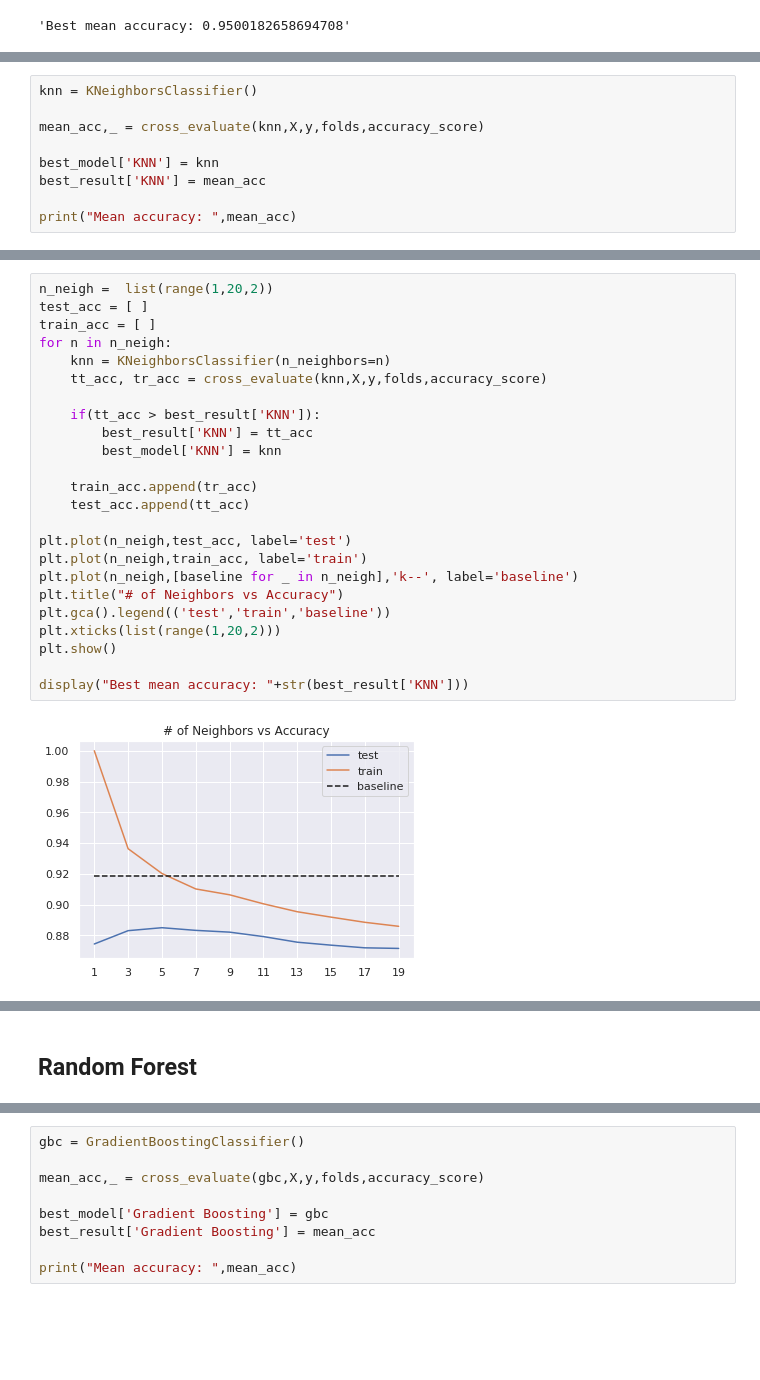
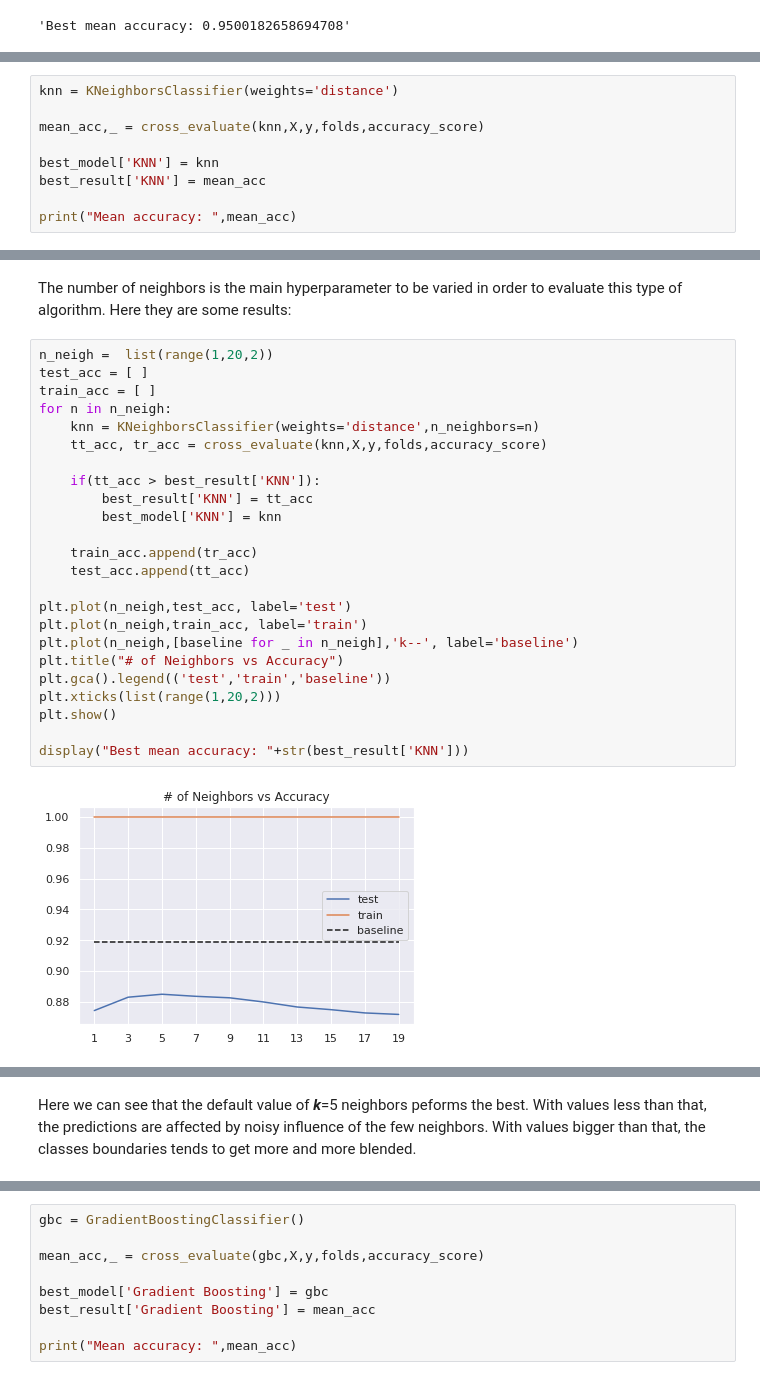
Before and after one commit to matheusfebarbosa/statistical-learning-assignment, a Jupyter notebook: koi_prediction.ipynb, the cells around one changed output, grey strips where cells are left out. Drawn from its saved outputs; the diff is of its cells as text; blank space fills up the shorter version.

```diff
--- a/koi_prediction.ipynb
+++ b/koi_prediction.ipynb
@@ -223,5 +245,5 @@ display("Best mean accuracy: "+str(best_result['SVM']))
 # %%
-knn = KNeighborsClassifier()
+knn = KNeighborsClassifier(weights='distance')
 
 mean_acc,_ = cross_evaluate(knn,X,y,folds,accuracy_score)
 
@@ -234,26 +256,28 @@ Mean accuracy:  0.8850485419130522
+# %% [markdown]
+The number of neighbors is the main hyperparameter to be varied in order to evaluate this type of algorithm. Here they are some results:
 # %%
 n_neigh =  list(range(1,20,2))
 test_acc = [ ]
 train_acc = [ ]
 for n in n_neigh:
-    knn = KNeighborsClassifier(n_neighbors=n)
+    knn = KNeighborsClassifier(weights='distance',n_neighbors=n)
     tt_acc, tr_acc = cross_evaluate(knn,X,y,folds,accuracy_score)
 
     if(tt_acc > best_result['KNN']):
         best_result['KNN'] = tt_acc
         best_model['KNN'] = knn
 
     train_acc.append(tr_acc)
     test_acc.append(tt_acc)
 
 plt.plot(n_neigh,test_acc, label='test')
 plt.plot(n_neigh,train_acc, label='train')
 plt.plot(n_neigh,[baseline for _ in n_neigh],'k--', label='baseline')
 plt.title("# of Neighbors vs Accuracy")
 plt.gca().legend(('test','train','baseline'))
 plt.xticks(list(range(1,20,2)))
 plt.show()
 
 display("Best mean accuracy: "+str(best_result['KNN']))
 # %% [output]
-[figure, old version]
+[figure, new version]
@@ -261,2 +285,2 @@ display("Best mean accuracy: "+str(best_result['KNN']))
-# %% [markdown]
-## Random Forest
+# %% [markdown]
+Here we can see that the default value of ***k***=5 neighbors peforms the best. With values less than that, the predictions are affected by noisy influence of the few neighbors. With values bigger than that, the classes boundaries tends to get more and more blended.
```
Also changed, not shown: parts of 29 cells of this notebook.
